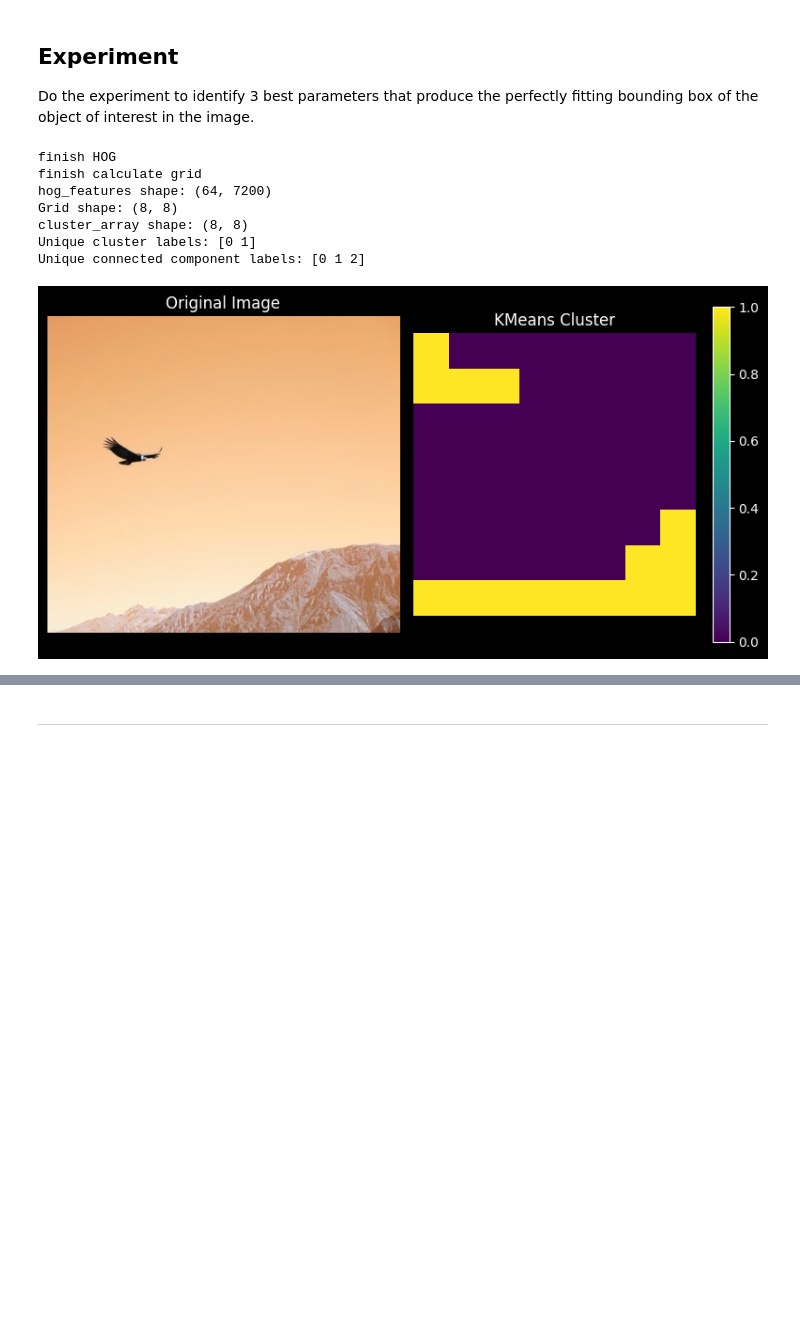
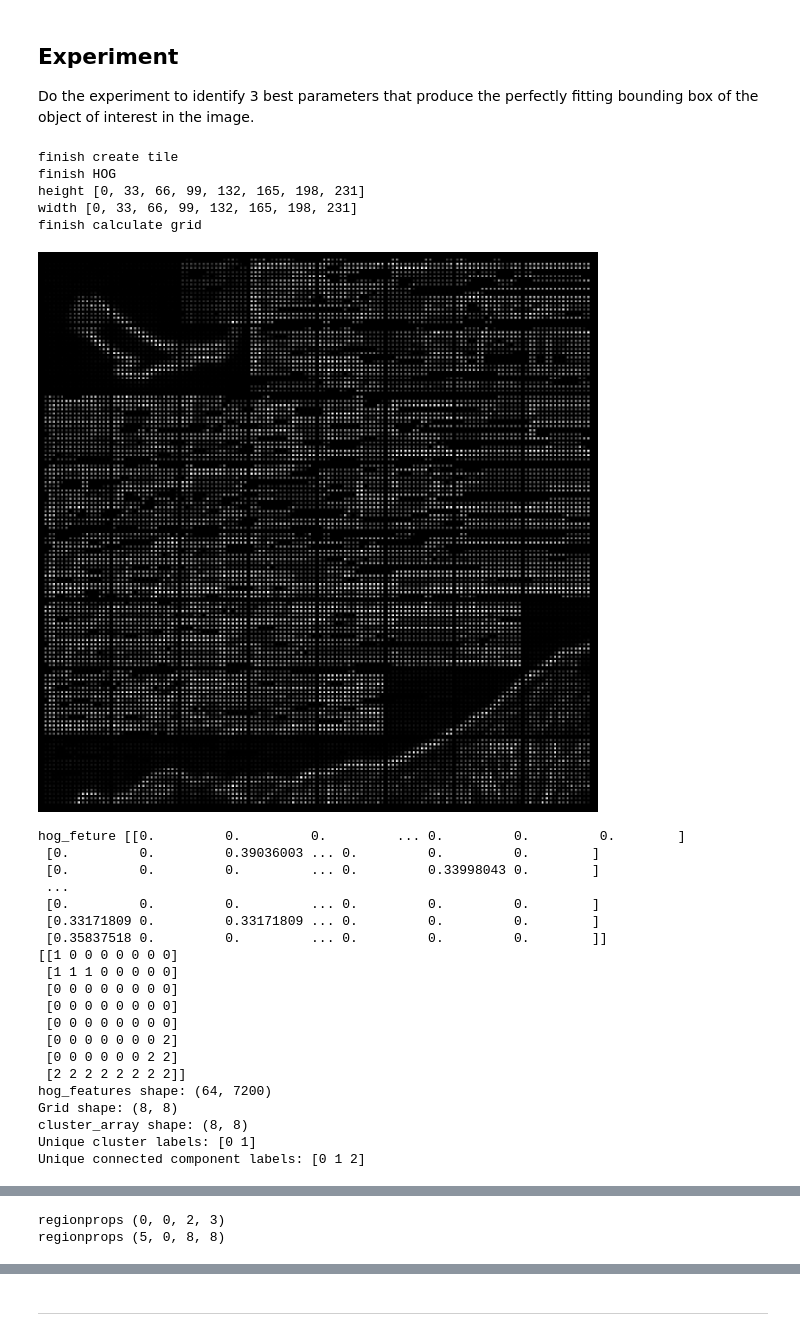
Before and after one commit to pomneii/Image-Processing, a Jupyter notebook: Lab3_Image-Segmentation/Lab3_Image Segmentation.ipynb, the cells around one changed output, grey strips where cells are left out. Cells and saved outputs as stored; diff of their text form; code cells hidden in the pictures; blank space fills up the shorter version.

```diff
--- a/Lab3_Image-Segmentation/Lab3_Image Segmentation.ipynb
+++ b/Lab3_Image-Segmentation/Lab3_Image Segmentation.ipynb
@@ -227,11 +261,11 @@ Let's use `HOGSubimageExtractor()` in the cell below.
 </details>
 # %%
 ### START CODE HERE ###
-tile_size = (16, 16)
-stride = (16, 16)
-hog_extractor = HOGSubimageExtractor(rgb_img, tile_size, stride)
+tile_size = (32, 32)
+stride = (32, 32)
+hog_extractor = HOGSubimageExtractor(image, tile_size, stride)
+hog_extractor.plot_hog_images()
 num_grid = hog_extractor.get_num_grid()
 print(f'Number of grids: {num_grid}')
-hog_extractor.plot_hog_images()
 ### END CODE HERE ###
 # %% [output]
@@ -284,10 +307,11 @@ class KMeansCluster:
     def perform_clustering(self):
         hog_features = np.array(self.hog_extractor.hog_features)
         kmeans = KMeans(n_clusters=self.n_clusters, random_state=self.random_state)
+        print("hog_feture",hog_features)
         kmeans.fit(hog_features)
         self.cluster_array = kmeans.labels_.reshape(self.hog_extractor.get_num_grid())
         self.all_labels = measure.label(self.cluster_array, connectivity=2)
-
+        print(self.all_labels )
         print("hog_features shape:", hog_features.shape)
         print("Grid shape:", self.hog_extractor.get_num_grid())
         print("cluster_array shape:", self.cluster_array.shape)
@@ -295,7 +319,7 @@ class KMeansCluster:
         print("Unique connected component labels:", np.unique(self.all_labels))
 
     def plot_cluster_and_labels(self):
-        fig, ax = plt.subplots(1, 2, figsize=(8, 4))
+        fig, ax = plt.subplots(1, 2, figsize=(12, 6))
         ax[0].imshow(image, cmap='gray')
         ax[0].set_title('Original Image')
         ax[0].axis('off')
@@ -303,9 +327,7 @@ class KMeansCluster:
         img = ax[1].imshow(self.cluster_array)
         ax[1].set_title('KMeans Cluster')
         ax[1].axis('off')
-        # ax[1].imshow(self.all_labels, cmap='nipy_spectral')
-        # ax[1].set_title('Connected Components')
-        # ax[1].axis('off')
+
         plt.colorbar(img)
         plt.tight_layout()
         plt.show()
@@ -316,6 +338,7 @@ class KMeansCluster:
         tile_h, tile_w = self.hog_extractor.tile_size
         for region in measure.regionprops(self.all_labels):
             minr, minc, maxr, maxc = region.bbox
+            print("regionprops",region.bbox)
             x = minc * tile_w
             y = minr * tile_h
             w = (maxc - minc) * tile_w
@@ -377,26 +416,39 @@ Unique connected component labels: [0 1 2]
 Do the experiment to identify 3 best parameters that produce the perfectly fitting bounding box of the object of interest in the image.
 # %%
 ### START CODE HERE ###
-
 tile_size = (32, 32)
 stride = (32, 32)
-hog_extractor = HOGSubimageExtractor(rgb_img, tile_size, stride)
-num_grid = hog_extractor.get_num_grid()
-# print(f'Number of grids: {num_grid}')
-# hog_extractor.plot_hog_images()
-
-kmeans_cluster = KMeansCluster(hog_extractor, n_clusters=2, random_state=47)
+hog_extractor = HOGSubimageExtractor(image, tile_size, stride)
+hog_extractor.plot_hog_images()
+kmeans_cluster = KMeansCluster(hog_extractor, n_clusters=2, random_state=42)
 kmeans_cluster.plot_cluster_and_labels()
 bboxes = kmeans_cluster.get_bounding_boxes()
-boxed_image = draw_bbox(rgb_img,bboxes)
-
+boxed_image = draw_bbox(image,bboxes)
 ### END CODE HERE ###
 # %% [output]
+finish create tile
 finish HOG
+height [0, 33, 66, 99, 132, 165, 198, 231]
+width [0, 33, 66, 99, 132, 165, 198, 231]
 finish calculate grid
-hog_features shape: (64, 7200)
-Grid shape: (8, 8)
-cluster_array shape: (8, 8)
-Unique cluster labels: [0 1]
-Unique connected component labels: [0 1 2]
-[figure, old version]
+[figure, new version]
+hog_feture [[0.         0.         0.         ... 0.         0.         0.        ]
+ [0.         0.         0.39036003 ... 0.         0.         0.        ]
+ [0.         0.         0.         ... 0.         0.33998043 0.        ]
+ ...
+ [0.         0.         0.         ... 0.         0.         0.        ]
+ [0.33171809 0.         0.33171809 ... 0.         0.         0.        ]
+ [0.35837518 0.         0.         ... 0.         0.         0.        ]]
+[[1 0 0 0 0 0 0 0]
+ [1 1 1 0 0 0 0 0]
+ [0 0 0 0 0 0 0 0]
+ [0 0 0 0 0 0 0 0]
+ [0 0 0 0 0 0 0 0]
+ [0 0 0 0 0 0 0 2]
+ [0 0 0 0 0 0 2 2]
+ [2 2 2 2 2 2 2 2]]
+hog_features shape: (64, 7200)
+Grid shape: (8, 8)
+cluster_array shape: (8, 8)
+Unique cluster labels: [0 1]
+Unique connected component labels: [0 1 2]
@@ -403,0 +456,2 @@ Unique connected component labels: [0 1 2]
+regionprops (0, 0, 2, 3)
+regionprops (5, 0, 8, 8)
```
Also changed, not shown: parts of 12 cells of this notebook.
